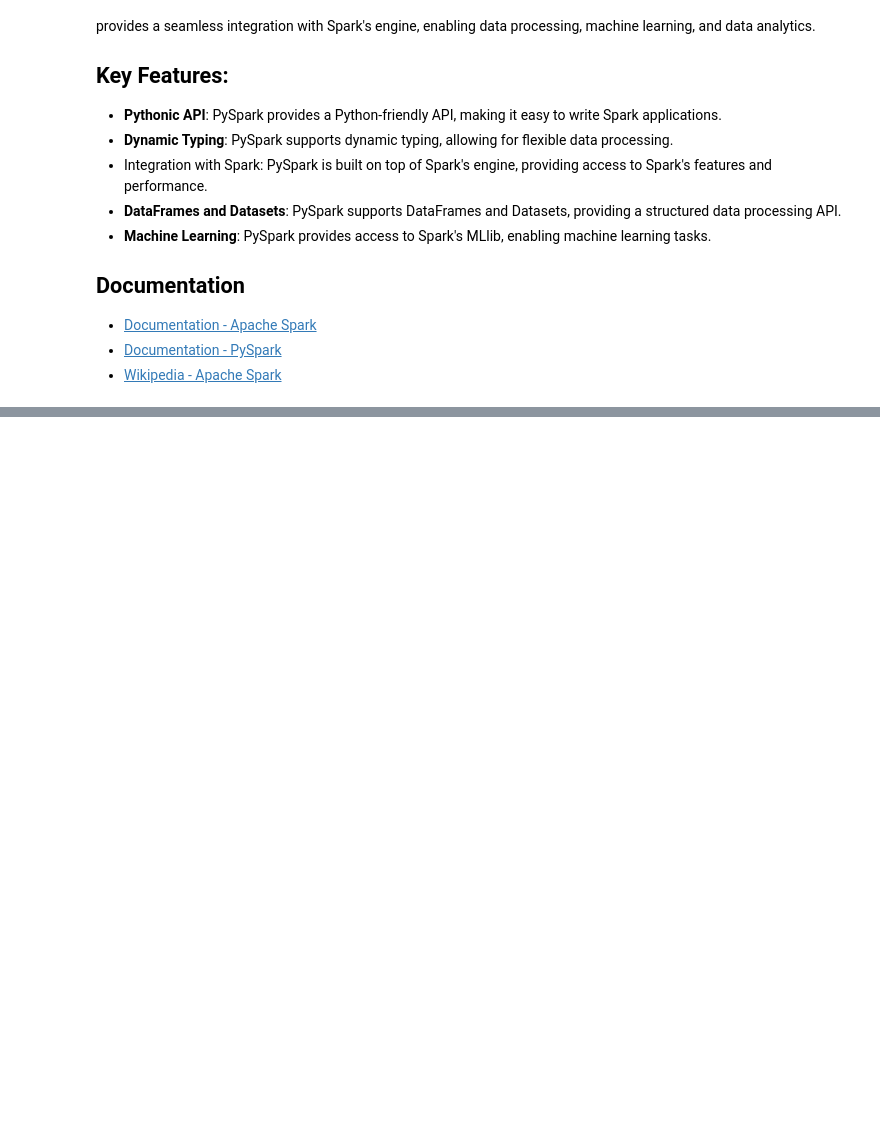
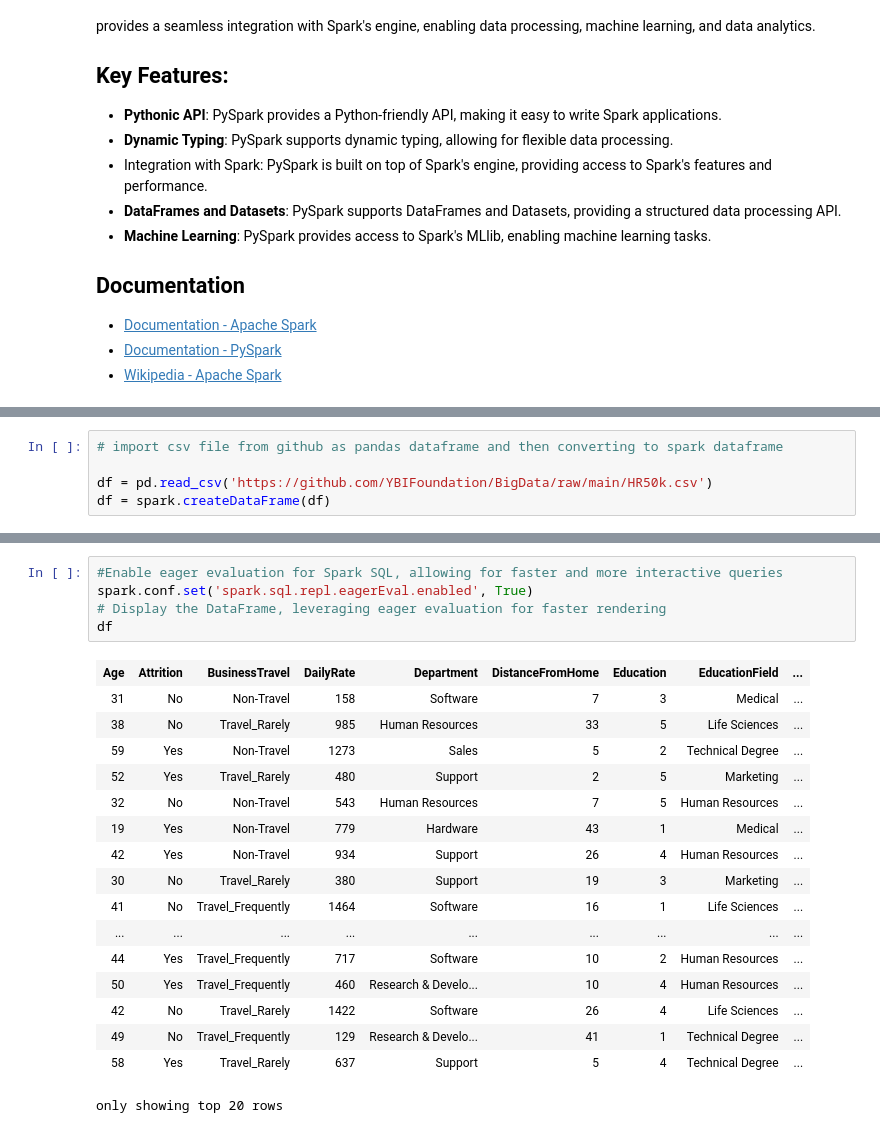
Before and after one commit to Juliandlb/PySpark-101, a Jupyter notebook: PySpark _101.ipynb, the cells around one changed output, grey strips where cells are left out. Drawn from its saved outputs; the diff is of its cells as text; blank space fills up the shorter version.

Commit message:
Kaggle Notebook | PySpark 101 | Version 4

```diff
--- a/PySpark _101.ipynb
+++ b/PySpark _101.ipynb
@@ -51,0 +68,5 @@ Requirement already satisfied: py4j==0.10.9.7 in /opt/conda/lib/python3.10/site-
+# %%
+# import csv file from github as pandas dataframe and then converting to spark dataframe
+
+df = pd.read_csv('https://github.com/YBIFoundation/BigData/raw/main/HR50k.csv')
+df = spark.createDataFrame(df)
@@ -51,0 +136,23 @@ Requirement already satisfied: py4j==0.10.9.7 in /opt/conda/lib/python3.10/site-
+# %%
+#Enable eager evaluation for Spark SQL, allowing for faster and more interactive queries
+spark.conf.set('spark.sql.repl.eagerEval.enabled', True)
+# Display the DataFrame, leveraging eager evaluation for faster rendering
+df
+# %% [output]
+| Age | Attrition | BusinessTravel | DailyRate | Department | DistanceFromHome | Education | EducationField | ... |
+| 31 | No | Non-Travel | 158 | Software | 7 | 3 | Medical | ... |
+| 38 | No | Travel_Rarely | 985 | Human Resources | 33 | 5 | Life Sciences | ... |
+| 59 | Yes | Non-Travel | 1273 | Sales | 5 | 2 | Technical Degree | ... |
+| 52 | Yes | Travel_Rarely | 480 | Support | 2 | 5 | Marketing | ... |
+| 32 | No | Non-Travel | 543 | Human Resources | 7 | 5 | Human Resources | ... |
+| 19 | Yes | Non-Travel | 779 | Hardware | 43 | 1 | Medical | ... |
+| 42 | Yes | Non-Travel | 934 | Support | 26 | 4 | Human Resources | ... |
+| 30 | No | Travel_Rarely | 380 | Support | 19 | 3 | Marketing | ... |
+| 41 | No | Travel_Frequently | 1464 | Software | 16 | 1 | Life Sciences | ... |
+| ... | ... | ... | ... | ... | ... | ... | ... | ... |
+| 44 | Yes | Travel_Frequently | 717 | Software | 10 | 2 | Human Resources | ... |
+| 50 | Yes | Travel_Frequently | 460 | Research & Develo... | 10 | 4 | Human Resources | ... |
+| 42 | No | Travel_Rarely | 1422 | Software | 26 | 4 | Life Sciences | ... |
+| 49 | No | Travel_Frequently | 129 | Research & Develo... | 41 | 1 | Technical Degree | ... |
+| 58 | Yes | Travel_Rarely | 637 | Support | 5 | 4 | Technical Degree | ... |
+only showing top 20 rows
```
Also changed, not shown: parts of 7 cells of this notebook.
